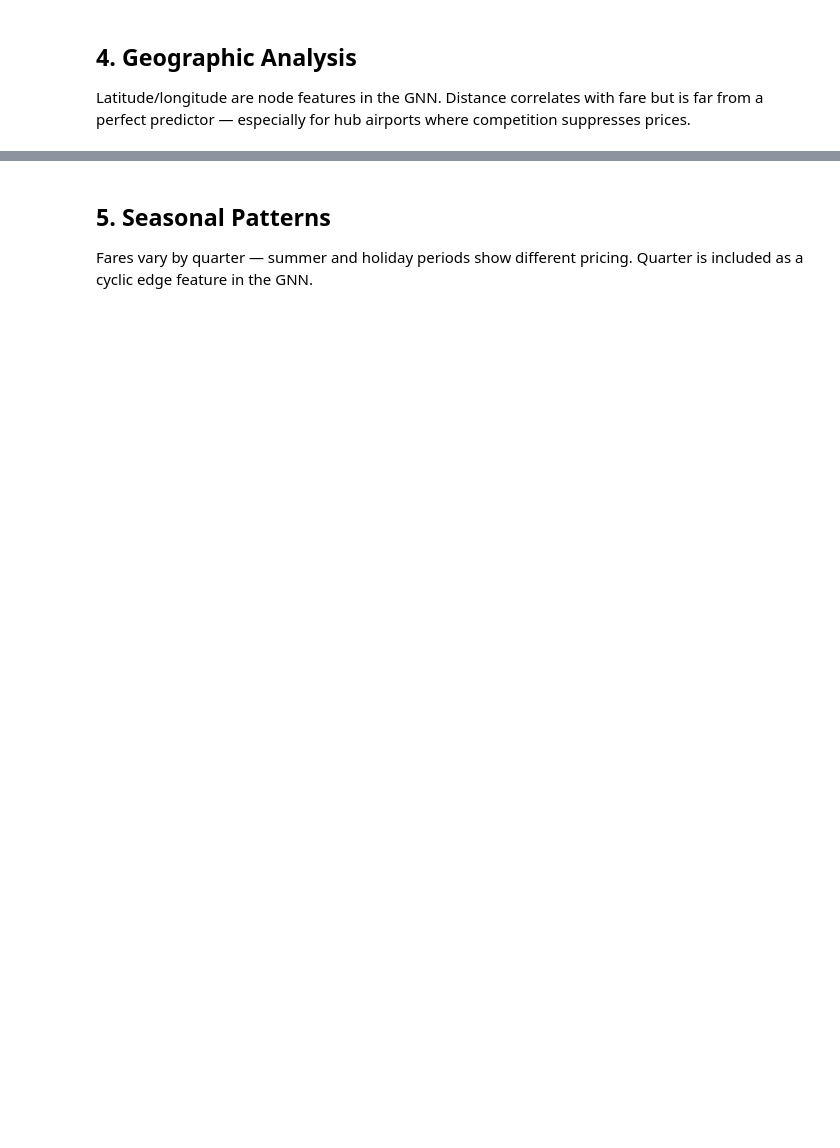
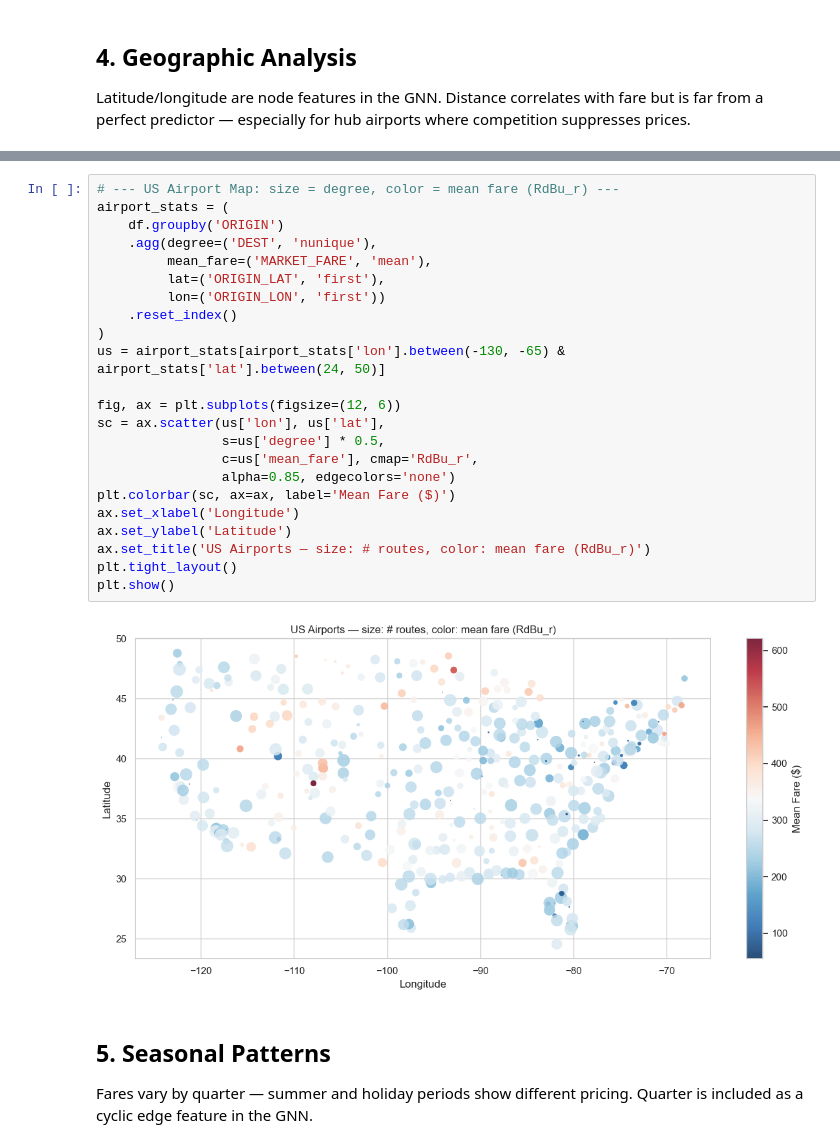
Before and after one commit to normangw/6600-neural-networks, a Jupyter notebook: technical-details/eda/eda.ipynb, the cells around one changed output, grey strips where cells are left out. Drawn from its saved outputs; the diff is of its cells as text; blank space fills up the shorter version.

```diff
--- a/technical-details/eda/eda.ipynb
+++ b/technical-details/eda/eda.ipynb
@@ -128,3 +174,28 @@ plt.show()
+# %%
+# --- US Airport Map: size = degree, color = mean fare (RdBu_r) ---
+airport_stats = (
+    df.groupby('ORIGIN')
+    .agg(degree=('DEST', 'nunique'),
+         mean_fare=('MARKET_FARE', 'mean'),
+         lat=('ORIGIN_LAT', 'first'),
+         lon=('ORIGIN_LON', 'first'))
+    .reset_index()
+)
+us = airport_stats[airport_stats['lon'].between(-130, -65) & airport_stats['lat'].between(24, 50)]
+
+fig, ax = plt.subplots(figsize=(12, 6))
+sc = ax.scatter(us['lon'], us['lat'],
+                s=us['degree'] * 0.5,
+                c=us['mean_fare'], cmap='RdBu_r',
+                alpha=0.85, edgecolors='none')
+plt.colorbar(sc, ax=ax, label='Mean Fare ($)')
+ax.set_xlabel('Longitude')
+ax.set_ylabel('Latitude')
+ax.set_title('US Airports — size: # routes, color: mean fare (RdBu_r)')
+plt.tight_layout()
+plt.show()
+# %% [output]
+[figure, added]
 # %% [markdown]
 ## 5. Seasonal Patterns
 
```
Also changed, not shown: parts of 10 cells of this notebook, 1 other file.
